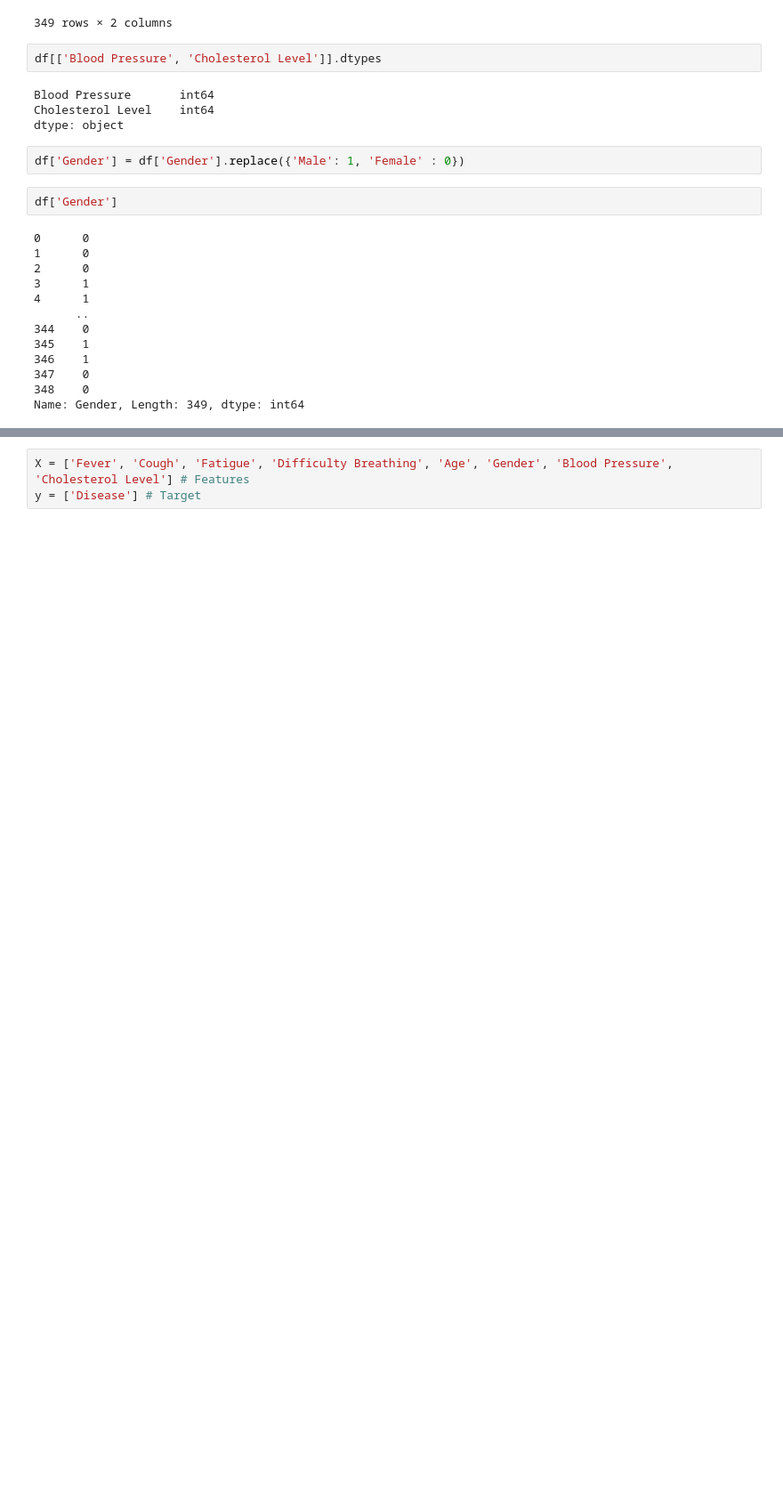
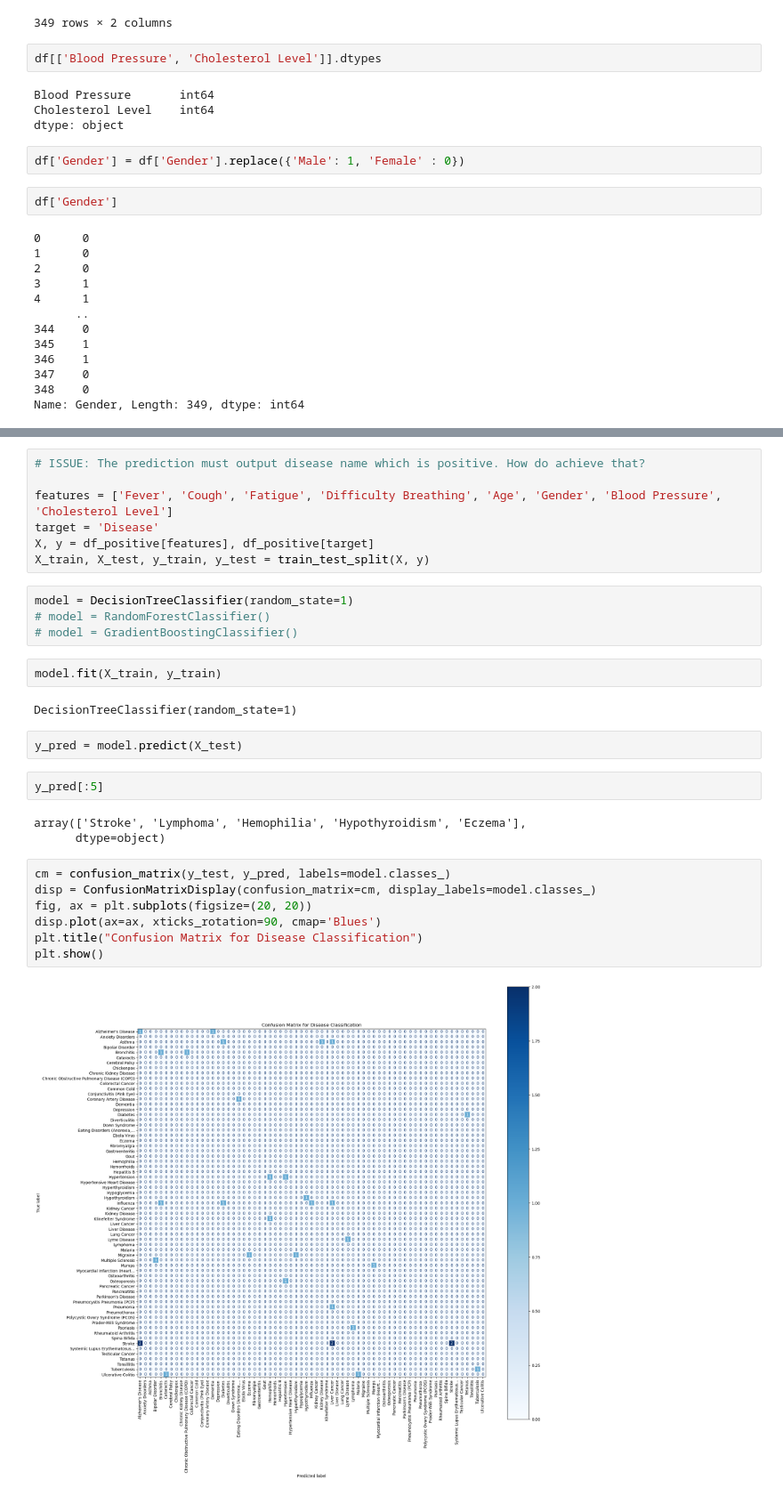
Before and after one commit to InfoSecurity-Project-Team/SecureMedicalRecordSharingUsingEncryption, a Jupyter notebook: notebooks/disease-symptoms_model.ipynb, the cells around one changed output, grey strips where cells are left out. Shown at 89% size. Drawn from its saved outputs; the diff is of its cells as text; blank space fills up the shorter version.

Commit message:
Finish fitting the model

```diff
--- a/notebooks/disease-symptoms_model.ipynb
+++ b/notebooks/disease-symptoms_model.ipynb
@@ -152,3 +176,31 @@ Name: Outcome Variable, Length: 349, dtype: bool
 # %%
-X = ['Fever', 'Cough', 'Fatigue', 'Difficulty Breathing', 'Age', 'Gender', 'Blood Pressure', 'Cholesterol Level'] # Features
-y = ['Disease'] # Target
+# ISSUE: The prediction must output disease name which is positive. How do achieve that?
+
+features = ['Fever', 'Cough', 'Fatigue', 'Difficulty Breathing', 'Age', 'Gender', 'Blood Pressure', 'Cholesterol Level']
+target = 'Disease'
+X, y = df_positive[features], df_positive[target]
+X_train, X_test, y_train, y_test = train_test_split(X, y)
+# %%
+model = DecisionTreeClassifier(random_state=1)
+# model = RandomForestClassifier()
+# model = GradientBoostingClassifier()
+# %%
+model.fit(X_train, y_train)
+# %% [output]
+DecisionTreeClassifier(random_state=1)
+# %%
+y_pred = model.predict(X_test)
+# %%
+y_pred[:5]
+# %% [output]
+array(['Stroke', 'Lymphoma', 'Hemophilia', 'Hypothyroidism', 'Eczema'],
+      dtype=object)
+# %%
+cm = confusion_matrix(y_test, y_pred, labels=model.classes_)
+disp = ConfusionMatrixDisplay(confusion_matrix=cm, display_labels=model.classes_)
+fig, ax = plt.subplots(figsize=(20, 20))
+disp.plot(ax=ax, xticks_rotation=90, cmap='Blues')
+plt.title("Confusion Matrix for Disease Classification")
+plt.show()
+# %% [output]
+[figure, added]
```
Also changed, not shown: parts of 12 cells of this notebook.
